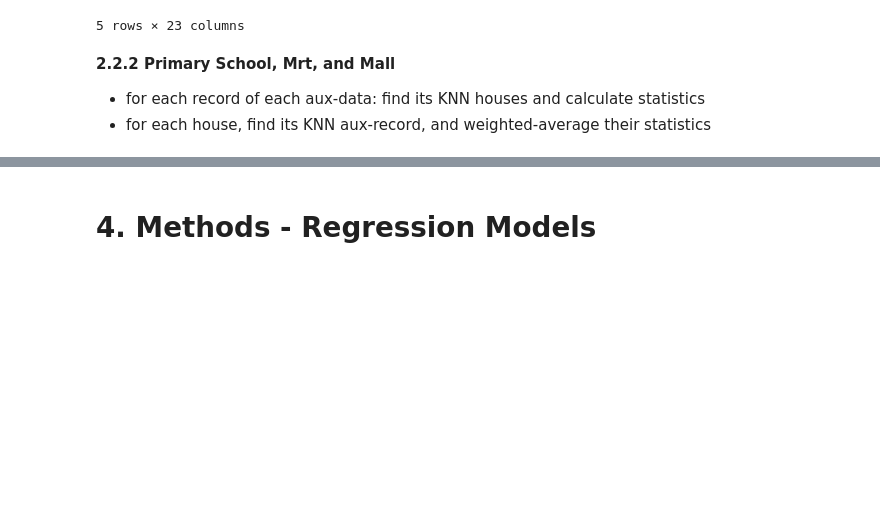
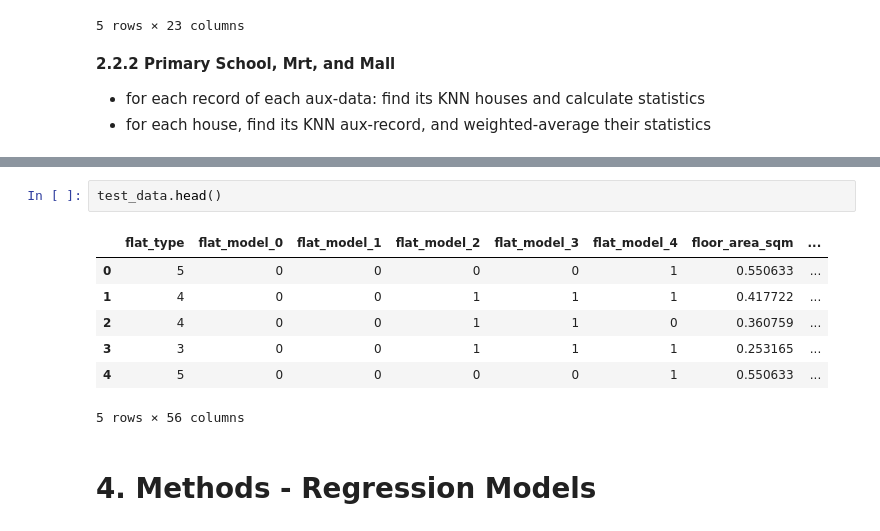
Before and after one commit to Guiltylife/CS5228-Team31-Project, a Jupyter notebook: cs5228-team31.ipynb, the cells around one changed output, grey strips where cells are left out. Cells and saved outputs as stored; diff of their text form; blank space fills up the shorter version.

```diff
--- a/cs5228-team31.ipynb
+++ b/cs5228-team31.ipynb
@@ -893,3 +886,13 @@ train_data.info()
+# %%
+test_data.head()
+# %% [output]
+|  | flat_type | flat_model_0 | flat_model_1 | flat_model_2 | flat_model_3 | flat_model_4 | floor_area_sqm | ... |
+| 0 | 5 | 0 | 0 | 0 | 0 | 1 | 0.550633 | ... |
+| 1 | 4 | 0 | 0 | 1 | 1 | 1 | 0.417722 | ... |
+| 2 | 4 | 0 | 0 | 1 | 1 | 0 | 0.360759 | ... |
+| 3 | 3 | 0 | 0 | 1 | 1 | 1 | 0.253165 | ... |
+| 4 | 5 | 0 | 0 | 0 | 0 | 1 | 0.550633 | ... |
+5 rows × 56 columns
 # %% [markdown]
 # 4. Methods - Regression Models
 # %% [markdown]
```
Also changed, not shown: parts of 17 cells of this notebook.
